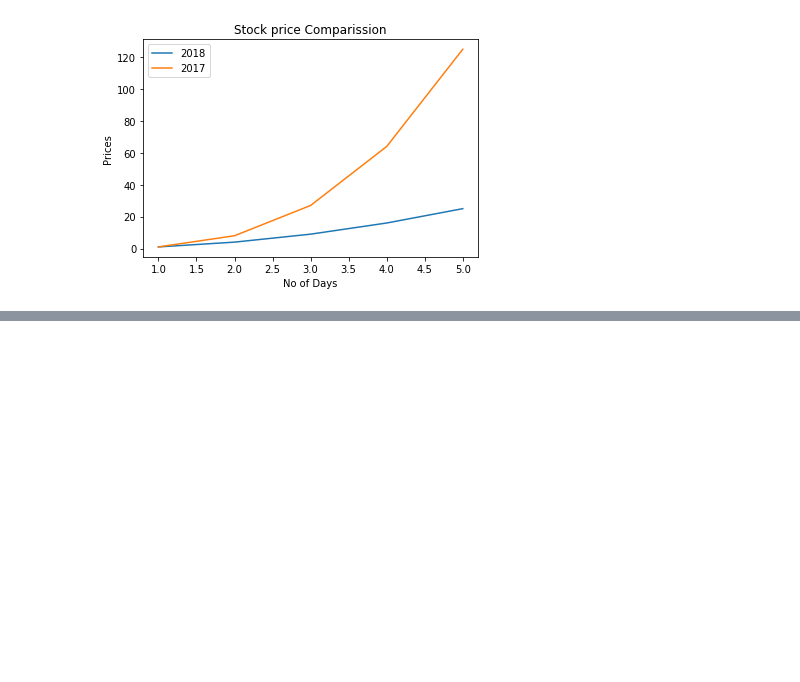
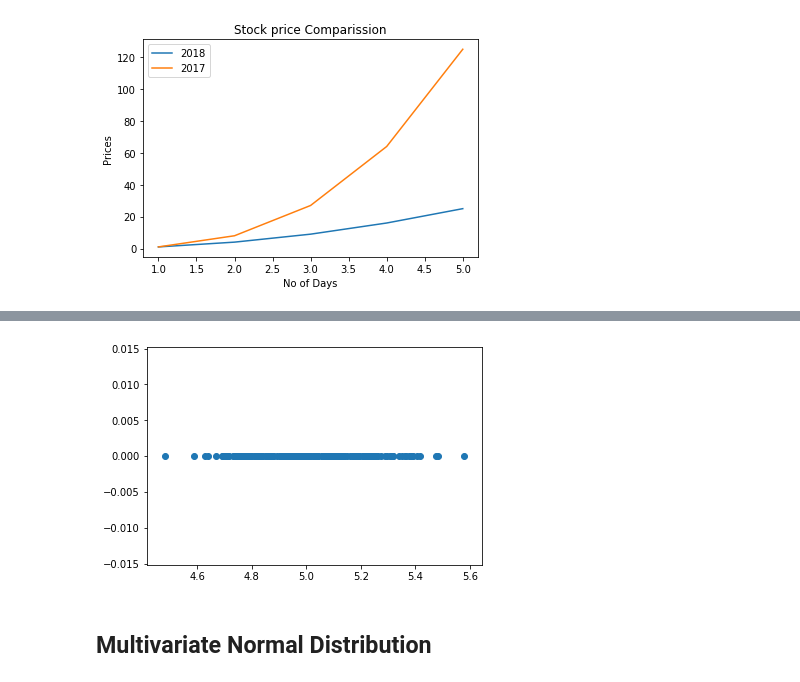
Before and after one commit to tanmayarya/Matplot-Lib-basics, a Jupyter notebook: Matplot Lib Basics.ipynb, the cells around one changed output, grey strips where cells are left out. Cells and saved outputs as stored; diff of their text form; code cells hidden in the pictures; blank space fills up the shorter version.

```diff
--- a/Matplot Lib Basics.ipynb
+++ b/Matplot Lib Basics.ipynb
@@ -59,0 +111,10 @@ plt.show()
+# %%
+x = vals
+y = np.zeros(x.shape)
+
+plt.scatter(x,y)
+plt.show()
+# %% [output]
+[figure, added]
+# %% [markdown]
+## Multivariate Normal Distribution
```
Also changed, not shown: parts of 9 cells of this notebook.
